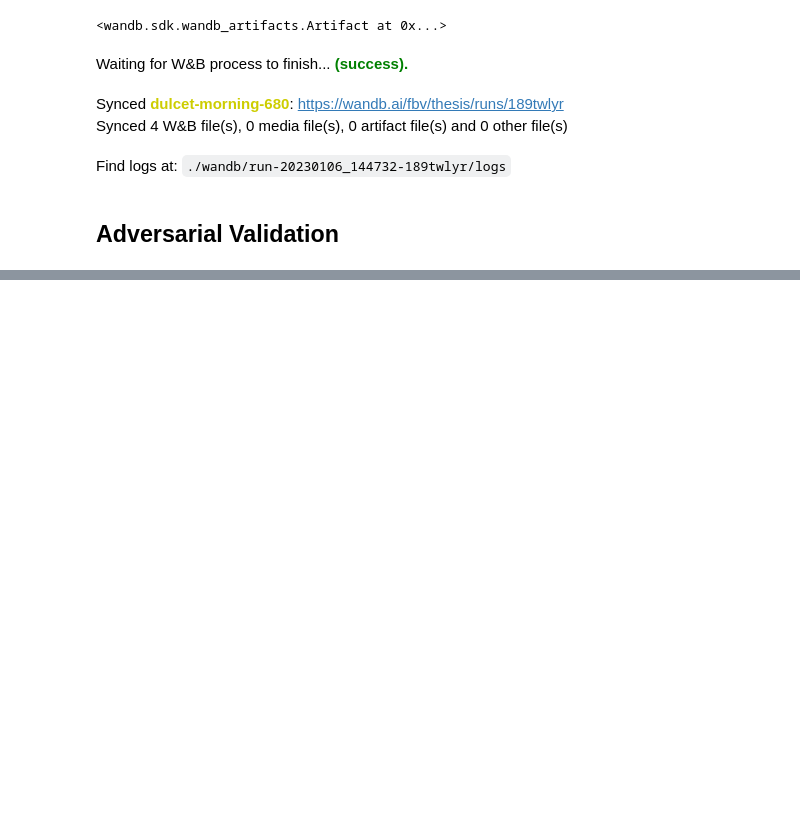
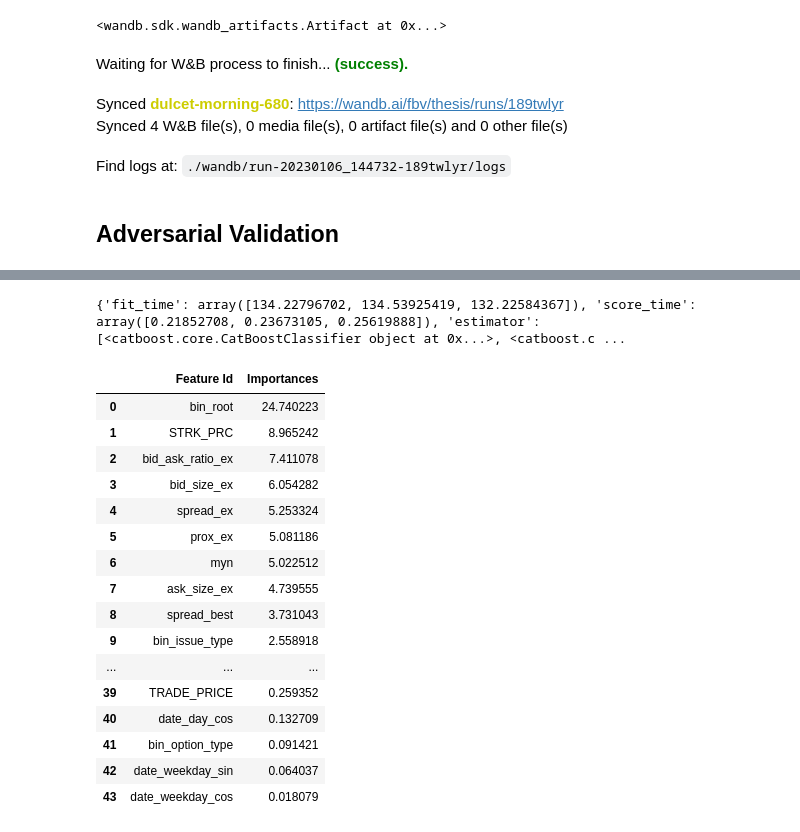
Before and after one commit to KarelZe/thesis, a Jupyter notebook: notebooks/3.0c-feature-engineering.ipynb, the cells around one changed output, grey strips where cells are left out. Cells and saved outputs as stored; diff of their text form; code cells hidden in the pictures; blank space fills up the shorter version.

```diff
--- a/notebooks/3.0c-feature-engineering.ipynb
+++ b/notebooks/3.0c-feature-engineering.ipynb
@@ -479,3 +488,8 @@ Synced 4 W&B file(s), 0 media file(s), 0 artifact file(s) and 0 other file(s)
 Find logs at: ./wandb/run-20230106_144732-189twlyr/logs
 # %% [markdown]
 ## Adversarial Validation
+# %%
+X = train.append(test)
+X.drop(columns=["buy_sell", "date_year"], inplace=True)
+# assign zeros to train set and ones to test set
+y = [0] * len(train) + [1] * len(test)
@@ -481,0 +510,36 @@ Find logs at: ./wandb/run-20230106_144732-189twlyr/logs
+# %%
+# perform cv with catboost classifier
+cat_features = ["bin_option_type", "bin_root", "bin_issue_type"]
+
+model = CatBoostClassifier(
+    max_depth=8,
+    task_type="GPU",
+    cat_features=cat_features,
+    logging_level="Silent",
+)
+# %%
+cv_results = cross_validate(model, X, y, cv=3, return_estimator=True)
+# %%
+print(cv_results)
+# %% [output]
+{'fit_time': array([134.22796702, 134.53925419, 132.22584367]), 'score_time': array([0.21852708, 0.23673105, 0.25619888]), 'estimator': [<catboost.core.CatBoostClassifier object at 0x...>, <catboost.c ...
+# %%
+cv_results["estimator"][0].get_feature_importance(prettified=True)
+# %% [output]
+|  | Feature Id | Importances |
+| 0 | bin_root | 24.740223 |
+| 1 | STRK_PRC | 8.965242 |
+| 2 | bid_ask_ratio_ex | 7.411078 |
+| 3 | bid_size_ex | 6.054282 |
+| 4 | spread_ex | 5.253324 |
+| 5 | prox_ex | 5.081186 |
+| 6 | myn | 5.022512 |
+| 7 | ask_size_ex | 4.739555 |
+| 8 | spread_best | 3.731043 |
+| 9 | bin_issue_type | 2.558918 |
+| ... | ... | ... |
+| 39 | TRADE_PRICE | 0.259352 |
+| 40 | date_day_cos | 0.132709 |
+| 41 | bin_option_type | 0.091421 |
+| 42 | date_weekday_sin | 0.064037 |
+| 43 | date_weekday_cos | 0.018079 |
```
Also changed, not shown: parts of 11 cells of this notebook.
